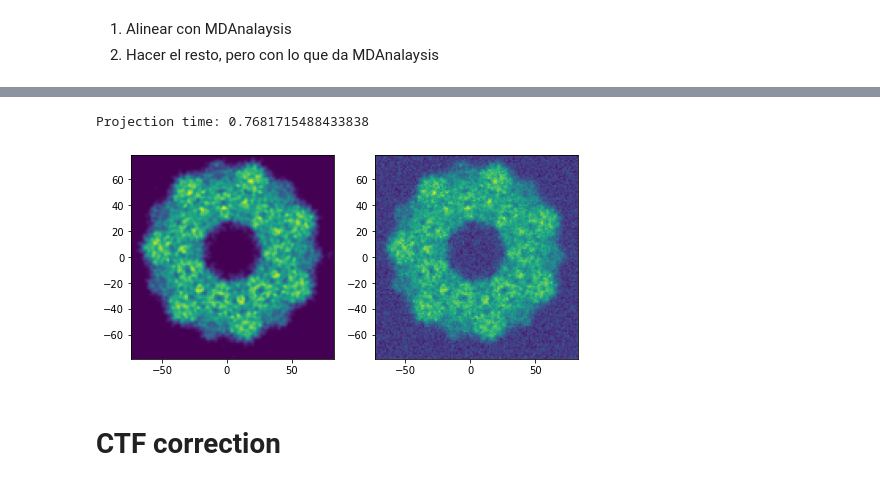
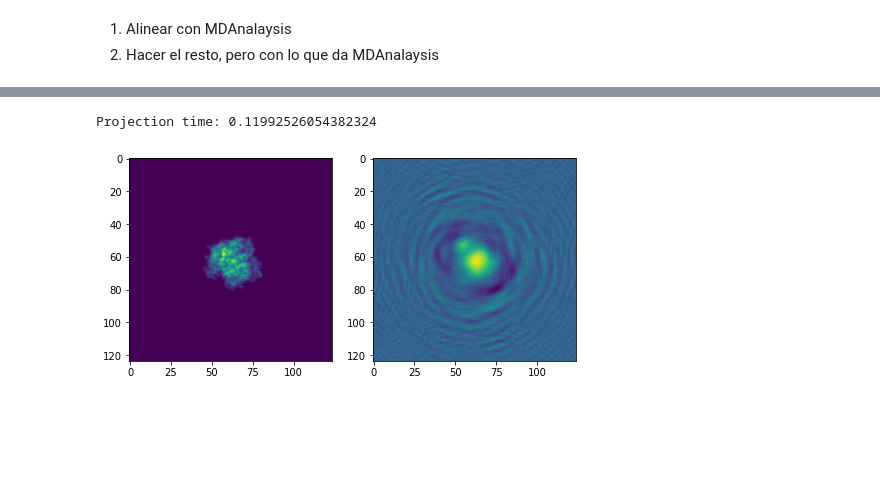
Before and after one commit to DSilva27/gradient_cryoEM, a Jupyter notebook: python/gradient.ipynb, the cells around one changed output, grey strips where cells are left out. Saved outputs shown, nothing was run; the diff lists cells and outputs as text; code cells hidden in the pictures; blank space fills up the shorter version.

Commit message:
feat: apply ctf to calc image

```diff
--- a/python/gradient.ipynb
+++ b/python/gradient.ipynb
@@ -137,34 +178,37 @@ ps_x = x[1] - x[0]
 #run the c++ code
 
 #uncomment if it is not compiled yet
-#Arley since you're using windows I think you're going to have a few problems
-#I'll try to make a makefile for you, but I have no way to test it
 
+#For linux or mac
 os.system("cd .. && make");
+
+#For Arley... you need to install fftw3
+#os.system('cd .. && g++ -o gradcv.exe src/main2.cpp src/gradcv.cpp -std=c++14 -O3 -Iinclude -lm -lfftw3f')
+
+
 start = time.time()
-os.system("cd .. && ./main.out");
+os.system("cd .. && ./gradcv.out");
 print("Projection time: {}".format(time.time() - start))
 
 #archivos creados
 
-#Ical.txt -> imagen proyectada
+#Inoctf.txt -> imagen proyectada sin ctf ni ruido gaussiano
+#Ictf_noise.txt -> imagen proyectada con ctf y ruido gaussiano
 #grad.json -> un json con la cv y el grad
 # %% [output]
-Projection time: 0.7681715488433838
+Projection time: 0.11992526054382324
 # %%
 #Load the projected image
-Ixy_clean = np.loadtxt("../data/output/Iclean.txt")
-Ixy_noise = np.loadtxt("../data/output/Inoise.txt")
+Ixy_clean = np.loadtxt("../data/output/Inoctf.txt")
+Ixy_noise = np.loadtxt("../data/output/Ictf_noise.txt")
 
 #Load the json with the cv and its gradient
-s, sgrad = read_grads()
+#s, sgrad = read_grads()
 # %%
 #Checking that everything worked
 fig, ax = plt.subplots(1, 2, figsize=(8,5))
 
-im1 = ax[0].imshow(Ixy_clean, extent=[x[0],x[-1],y[0],y[-1]], cmap="viridis")
-im2 = ax[1].imshow(Ixy_noise, extent=[x[0],x[-1],y[0],y[-1]], cmap="viridis")
+im1 = ax[0].imshow(Ixy_clean)#, extent=[x[0],x[-1],y[0],y[-1]], cmap="viridis")
+im2 = ax[1].imshow(Ixy_noise)#, extent=[x[0],x[-1],y[0],y[-1]], cmap="viridis")
 # %% [output]
-[figure, old version]
+[figure, new version]
-# %% [markdown]
-# CTF correction
```
Also changed, not shown: parts of 18 cells of this notebook, 18 other files.
